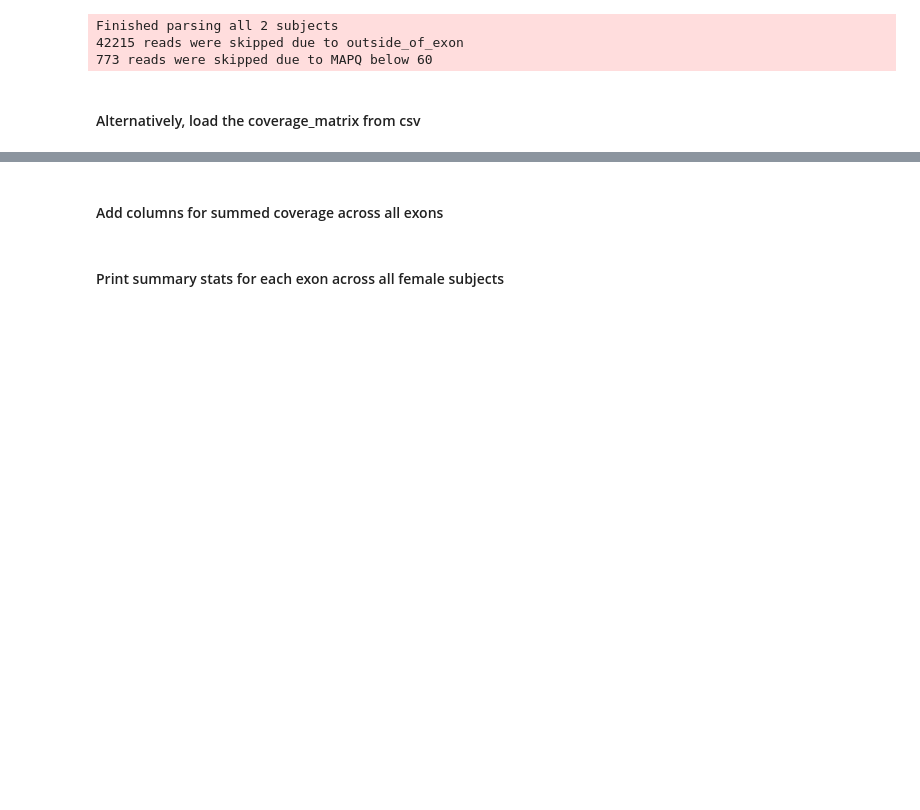
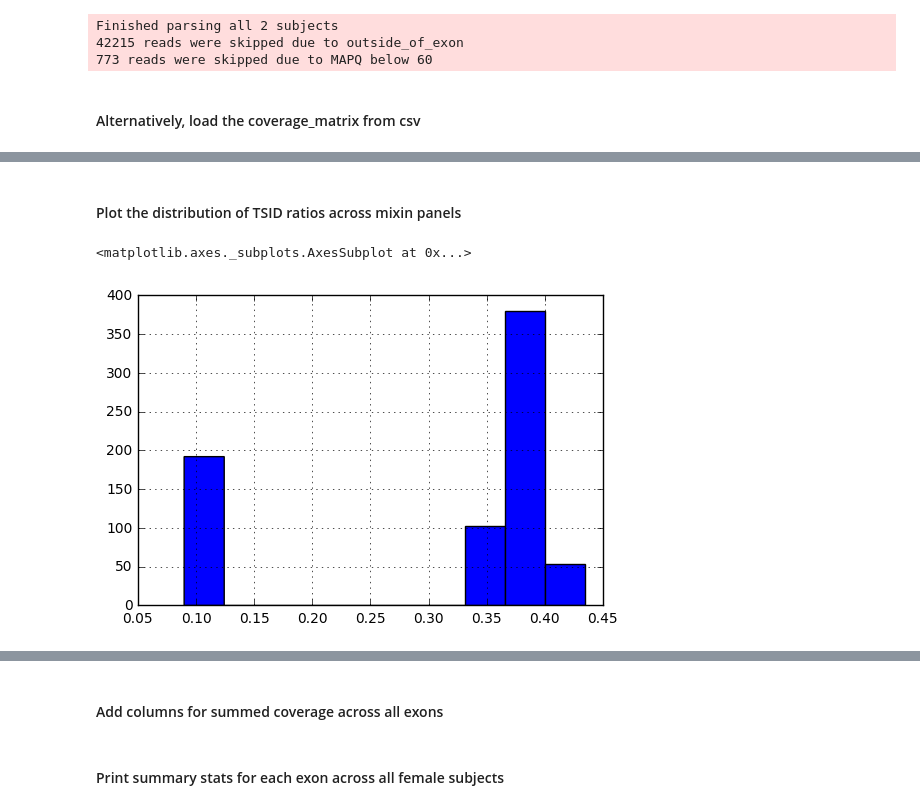
Before and after one commit to vkozareva/geneCNV, a Jupyter notebook: notebooks/analyze_coverage_matrix.ipynb, the cells around one changed output, grey strips where cells are left out. Drawn from its saved outputs; the diff is of its cells as text; code cells hidden in the pictures; blank space fills up the shorter version.

```diff
--- a/notebooks/analyze_coverage_matrix.ipynb
+++ b/notebooks/analyze_coverage_matrix.ipynb
@@ -37,0 +54,7 @@ coverage_matrix_df.head()
+# %% [markdown]
+#### Plot the distribution of TSID ratios across mixin panels
+# %%
+cm_df[cm_df['sequencer'] == 'M1']['TSID_ratio'].hist()
+# %% [output]
+<matplotlib.axes._subplots.AxesSubplot at 0x...>
+[figure, added]
```
Also changed, not shown: parts of 10 cells of this notebook, 1 other file.
